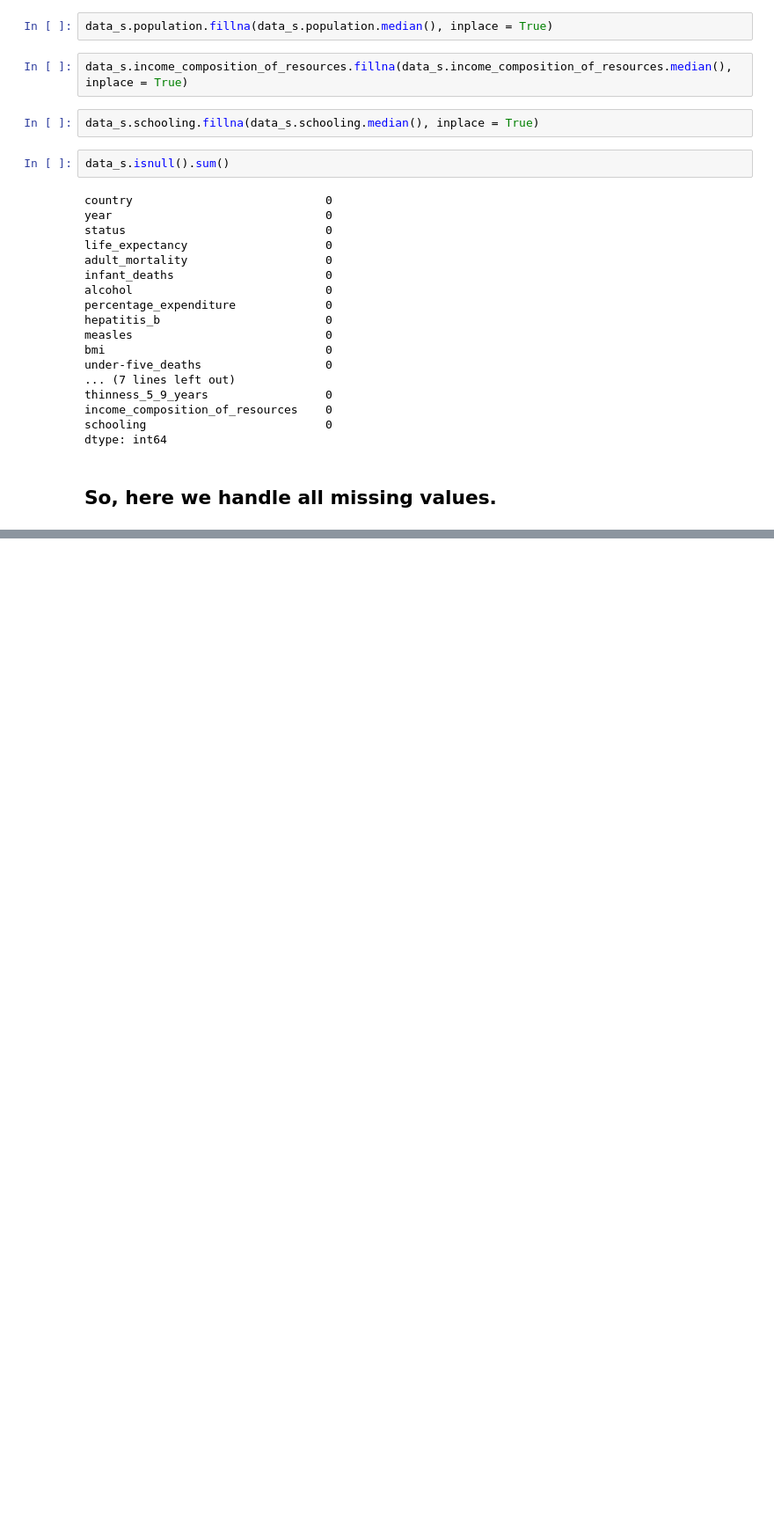
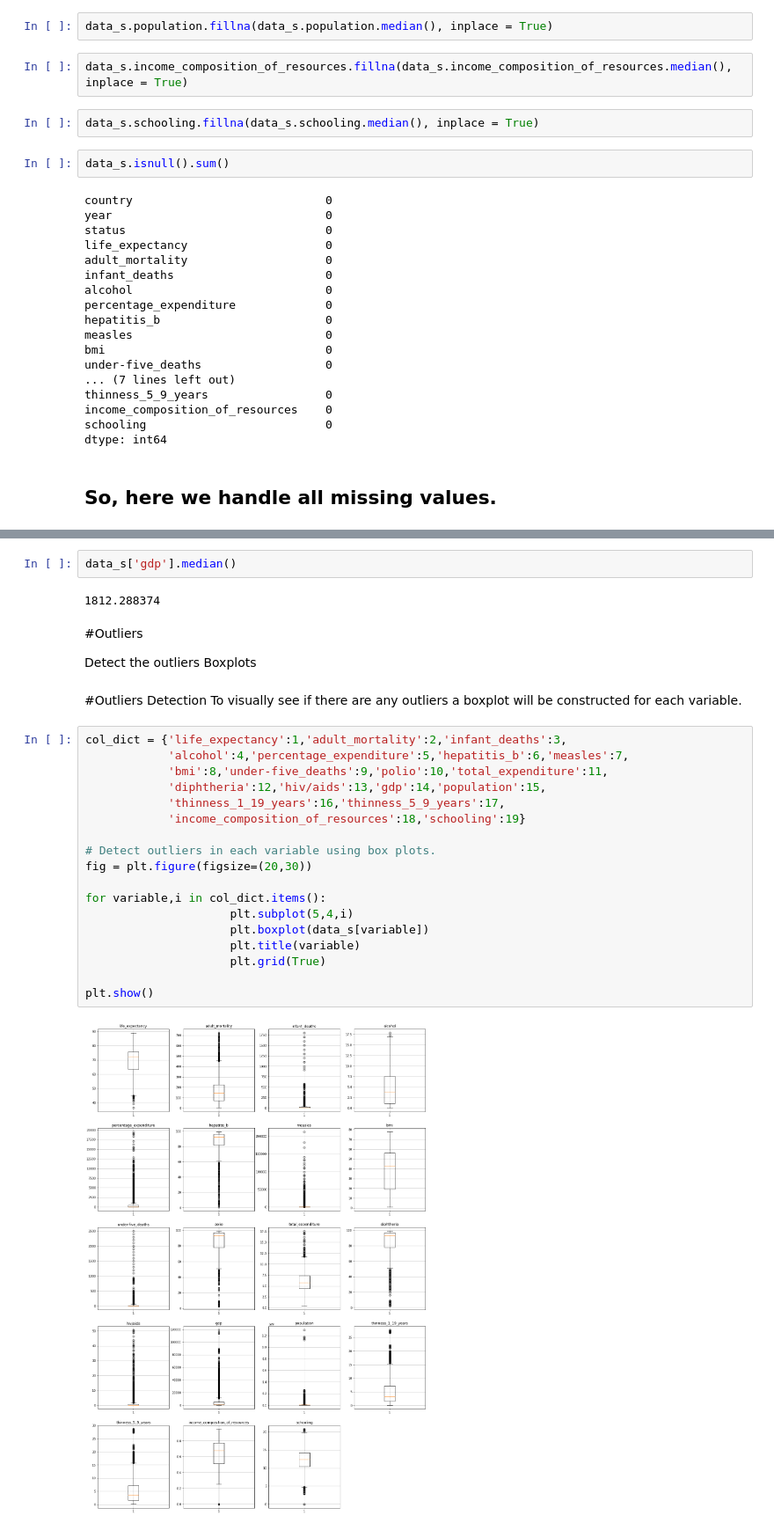
Before and after one commit to BlacK-EyE1/EDA, a Jupyter notebook: Life_expectancy.ipynb, the cells around one changed output, grey strips where cells are left out. Shown at 88% size. Saved outputs shown, nothing was run; the diff lists cells and outputs as text; blank space fills up the shorter version.

```diff
--- a/Life_expectancy.ipynb
+++ b/Life_expectancy.ipynb
@@ -405,0 +464,31 @@ dtype: int64
+# %%
+data_s['gdp'].median()
+# %% [output]
+1812.288374
+# %% [markdown]
+#Outliers
+
+Detect the outliers Boxplots
+# %% [markdown]
+#Outliers Detection
+To visually see if there are any outliers a boxplot will be constructed for each variable.
+# %%
+col_dict = {'life_expectancy':1,'adult_mortality':2,'infant_deaths':3,
+            'alcohol':4,'percentage_expenditure':5,'hepatitis_b':6,'measles':7,
+            'bmi':8,'under-five_deaths':9,'polio':10,'total_expenditure':11,
+            'diphtheria':12,'hiv/aids':13,'gdp':14,'population':15,
+            'thinness_1_19_years':16,'thinness_5_9_years':17,
+            'income_composition_of_resources':18,'schooling':19}
+
+# Detect outliers in each variable using box plots.
+fig = plt.figure(figsize=(20,30))
+
+for variable,i in col_dict.items():
+                     plt.subplot(5,4,i)
+                     plt.boxplot(data_s[variable])
+                     plt.title(variable)
+                     plt.grid(True)
+
+plt.show()
+# %% [output]
+[figure, added]
```
Also changed, not shown: parts of 52 cells of this notebook.
